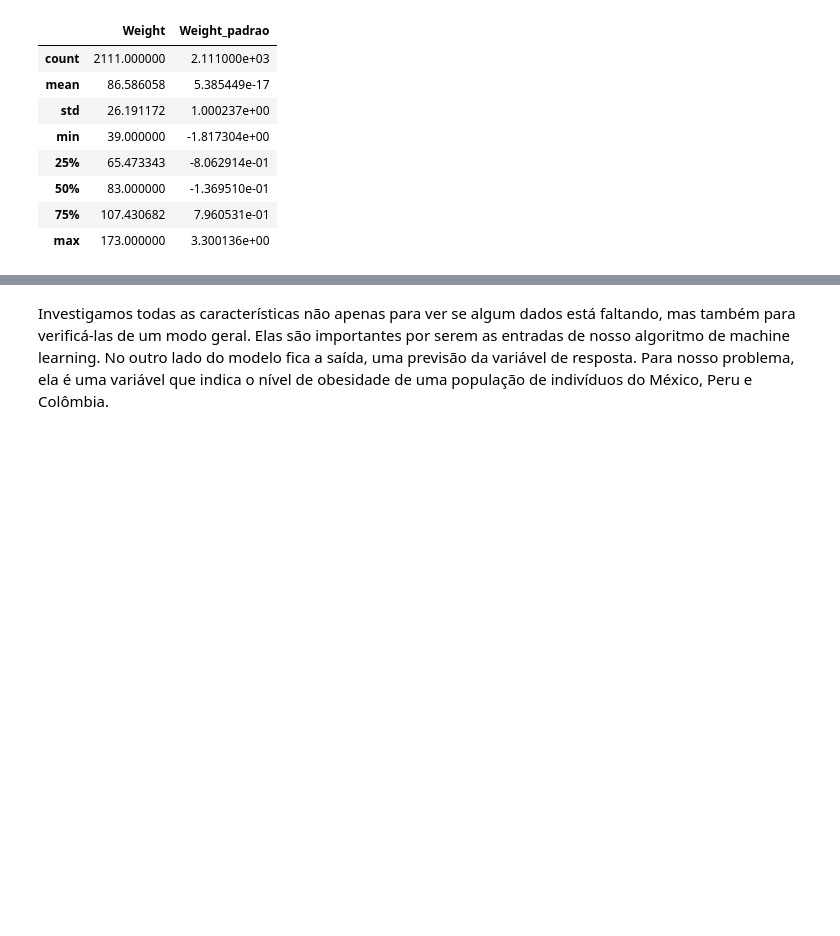
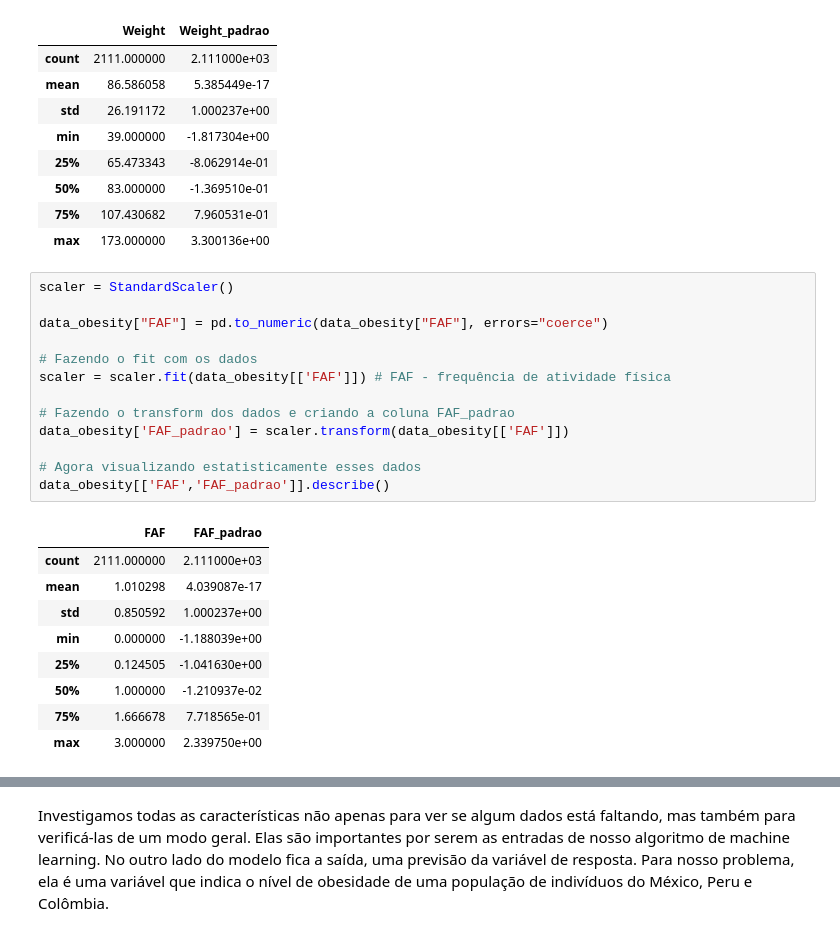
Before and after one commit to flamartini/PUCRIO_EAD_CIENCIA_DADOS, a Jupyter notebook: MVP_Níveis_de_obesidade.ipynb, the cells around one changed output, grey strips where cells are left out. Cells and saved outputs as stored; diff of their text form; blank space fills up the shorter version.

```diff
--- a/MVP_Níveis_de_obesidade.ipynb
+++ b/MVP_Níveis_de_obesidade.ipynb
@@ -1054,6 +1058,29 @@ data_obesity[['Weight','Weight_padrao']].describe()
 | 50% | 83.000000 | -1.369510e-01 |
 | 75% | 107.430682 | 7.960531e-01 |
 | max | 173.000000 | 3.300136e+00 |
+# %%
+scaler = StandardScaler()
+
+data_obesity["FAF"] = pd.to_numeric(data_obesity["FAF"], errors="coerce")
+
+# Fazendo o fit com os dados
+scaler = scaler.fit(data_obesity[['FAF']]) # FAF - frequência de atividade física
+
+# Fazendo o transform dos dados e criando a coluna FAF_padrao
+data_obesity['FAF_padrao'] = scaler.transform(data_obesity[['FAF']])
+
+# Agora visualizando estatisticamente esses dados
+data_obesity[['FAF','FAF_padrao']].describe()
+# %% [output]
+|  | FAF | FAF_padrao |
+| count | 2111.000000 | 2.111000e+03 |
+| mean | 1.010298 | 4.039087e-17 |
+| std | 0.850592 | 1.000237e+00 |
+| min | 0.000000 | -1.188039e+00 |
+| 25% | 0.124505 | -1.041630e+00 |
+| 50% | 1.000000 | -1.210937e-02 |
+| 75% | 1.666678 | 7.718565e-01 |
+| max | 3.000000 | 2.339750e+00 |
 # %%
 scaler = StandardScaler()
 
```
Also changed, not shown: parts of 19 cells of this notebook.
